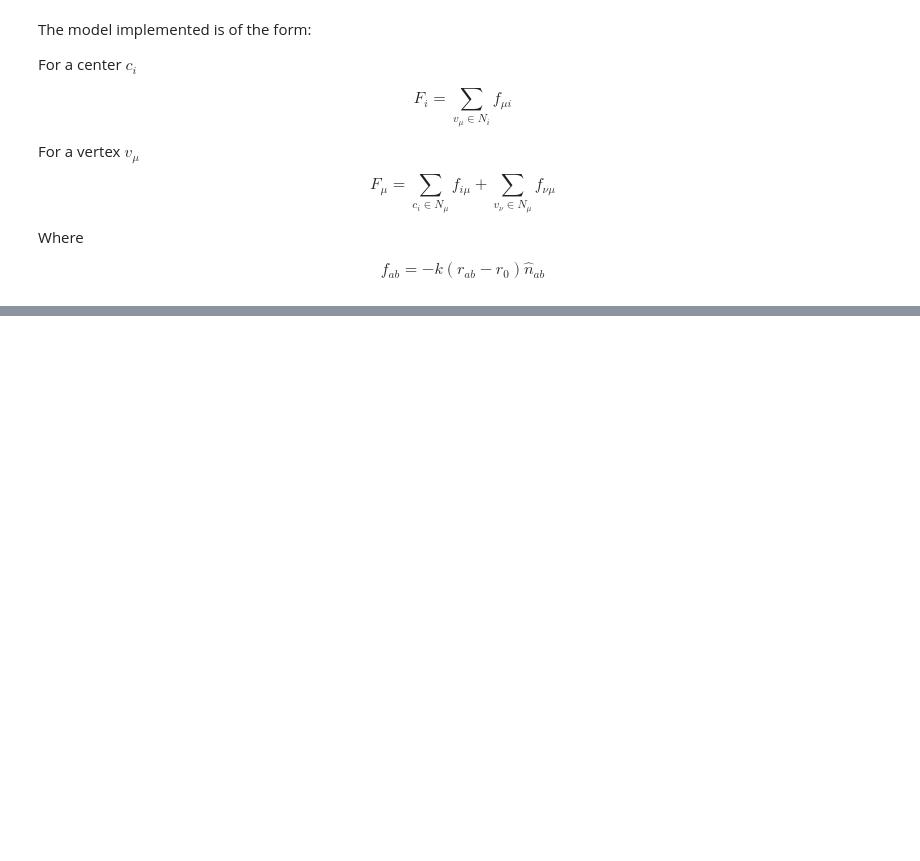
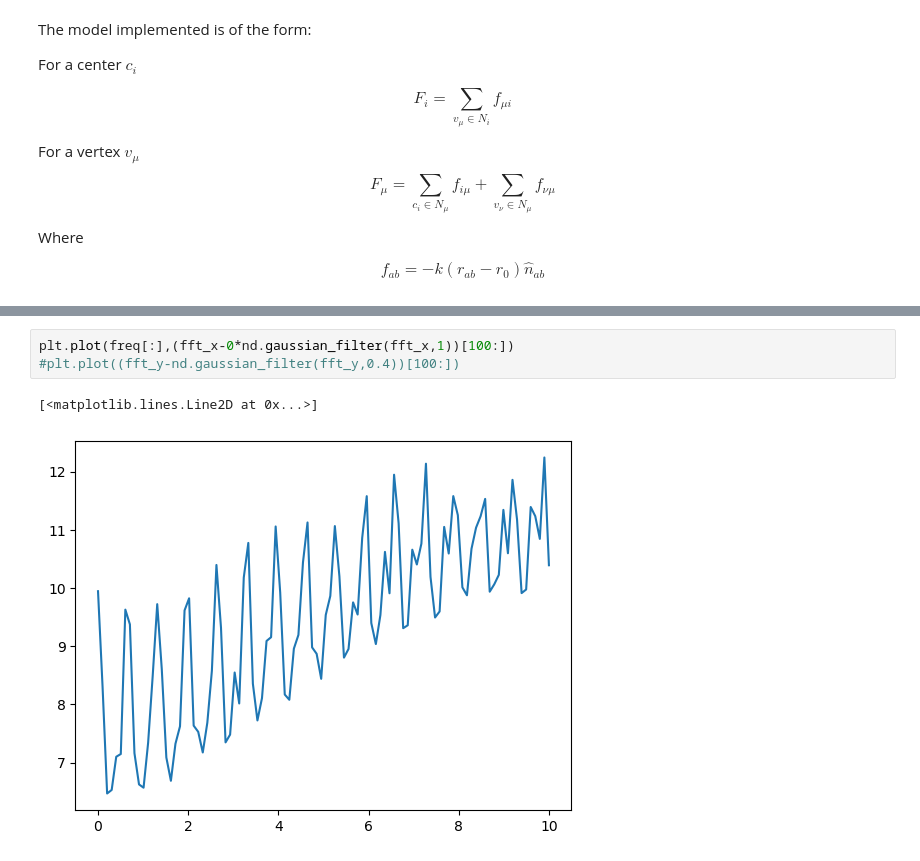
Before and after one commit to rafaelalmada240/tissuemodel101, a Jupyter notebook: Self-Propelled Voronoi Model.ipynb, the cells around one changed output, grey strips where cells are left out. Cells and saved outputs as stored; diff of their text form; blank space fills up the shorter version.

```diff
--- a/Self-Propelled Voronoi Model.ipynb
+++ b/Self-Propelled Voronoi Model.ipynb
@@ -113,3 +221,9 @@ rsns
+# %%
+plt.plot(freq[:],(fft_x-0*nd.gaussian_filter(fft_x,1))[100:])
+#plt.plot((fft_y-nd.gaussian_filter(fft_y,0.4))[100:])
+# %% [output]
+[<matplotlib.lines.Line2D at 0x...>]
+[figure, added]
 # %%
 import makefiguresandgraphics as mfag
 
```
Also changed, not shown: parts of 16 cells of this notebook, 6 other files.
